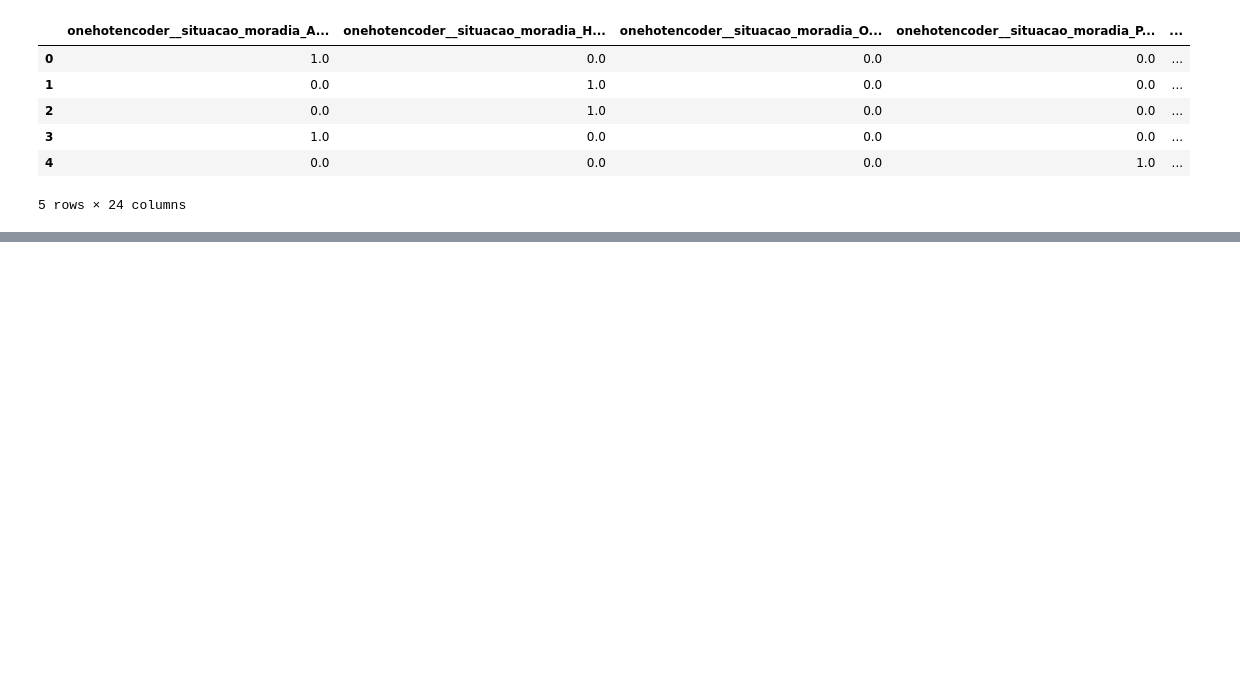
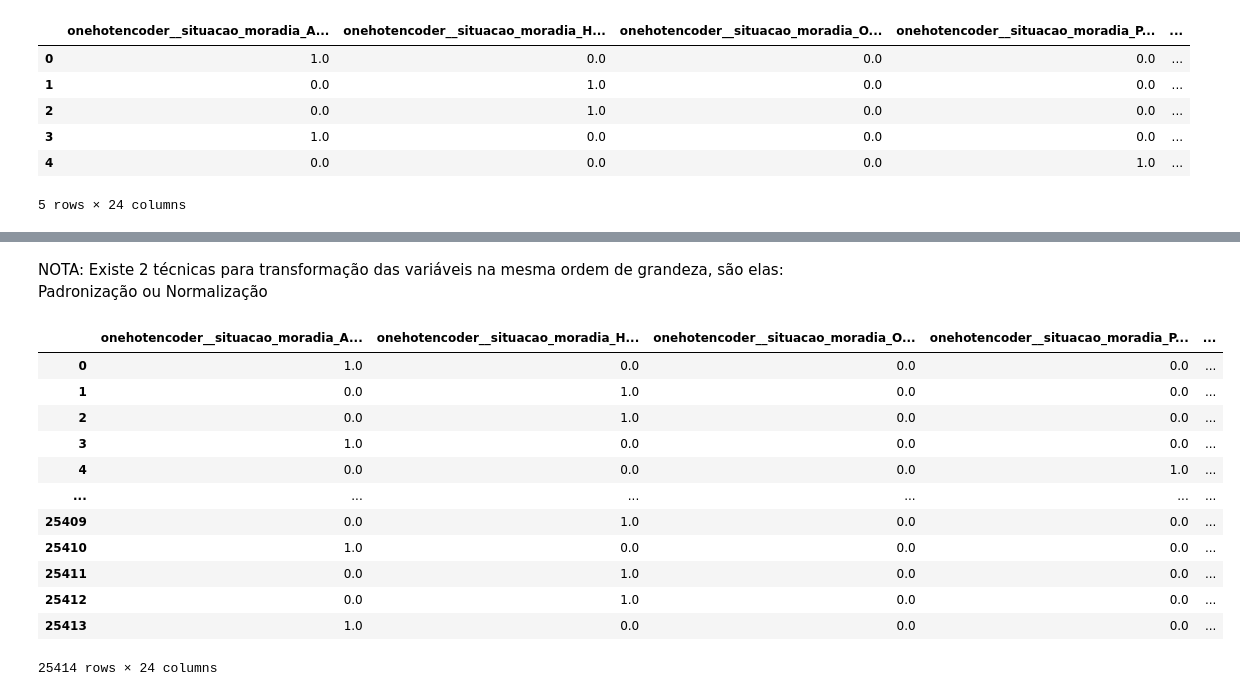
Before and after one commit to reynancs/EasyCash, a Jupyter notebook: Sprint02/Project.ipynb, the cells around one changed output, grey strips where cells are left out. Drawn from its saved outputs; the diff is of its cells as text; code cells hidden in the pictures; blank space fills up the shorter version.

Commit message:
preparacao de dados - done

```diff
--- a/Sprint02/Project.ipynb
+++ b/Sprint02/Project.ipynb
@@ -435,0 +444,2 @@ dados_transformados.head()
+# %% [markdown]
+NOTA: Existe 2 técnicas para transformação das variáveis na mesma ordem de grandeza, são elas: Padronização ou Normalização
@@ -435,0 +448,23 @@ dados_transformados.head()
+# %%
+scaler = MinMaxScaler()
+
+scaler.fit(dados_transformados)
+
+dados_transformados = scaler.transform(dados_transformados)
+
+dados_transformados = pd.DataFrame(dados_transformados, columns = one_hot_enc.get_feature_names_out())
+dados_transformados
+# %% [output]
+|  | onehotencoder__situacao_moradia_A... | onehotencoder__situacao_moradia_H... | onehotencoder__situacao_moradia_O... | onehotencoder__situacao_moradia_P... | ... |
+| 0 | 1.0 | 0.0 | 0.0 | 0.0 | ... |
+| 1 | 0.0 | 1.0 | 0.0 | 0.0 | ... |
+| 2 | 0.0 | 1.0 | 0.0 | 0.0 | ... |
+| 3 | 1.0 | 0.0 | 0.0 | 0.0 | ... |
+| 4 | 0.0 | 0.0 | 0.0 | 1.0 | ... |
+| ... | ... | ... | ... | ... | ... |
+| 25409 | 0.0 | 1.0 | 0.0 | 0.0 | ... |
+| 25410 | 1.0 | 0.0 | 0.0 | 0.0 | ... |
+| 25411 | 0.0 | 1.0 | 0.0 | 0.0 | ... |
+| 25412 | 0.0 | 1.0 | 0.0 | 0.0 | ... |
+| 25413 | 1.0 | 0.0 | 0.0 | 0.0 | ... |
+25414 rows × 24 columns
```
Also changed, not shown: parts of 5 cells of this notebook.
